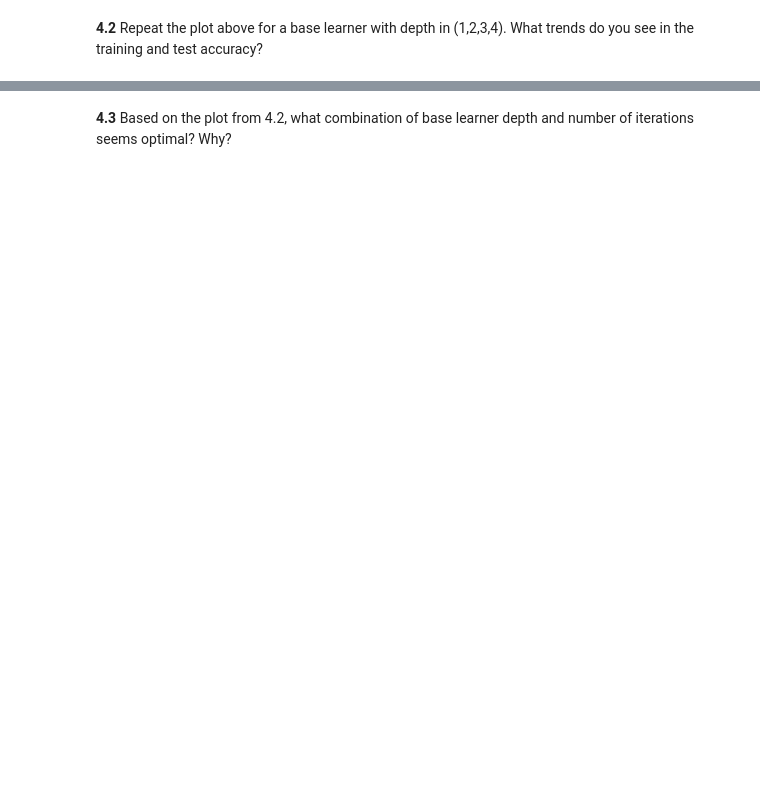
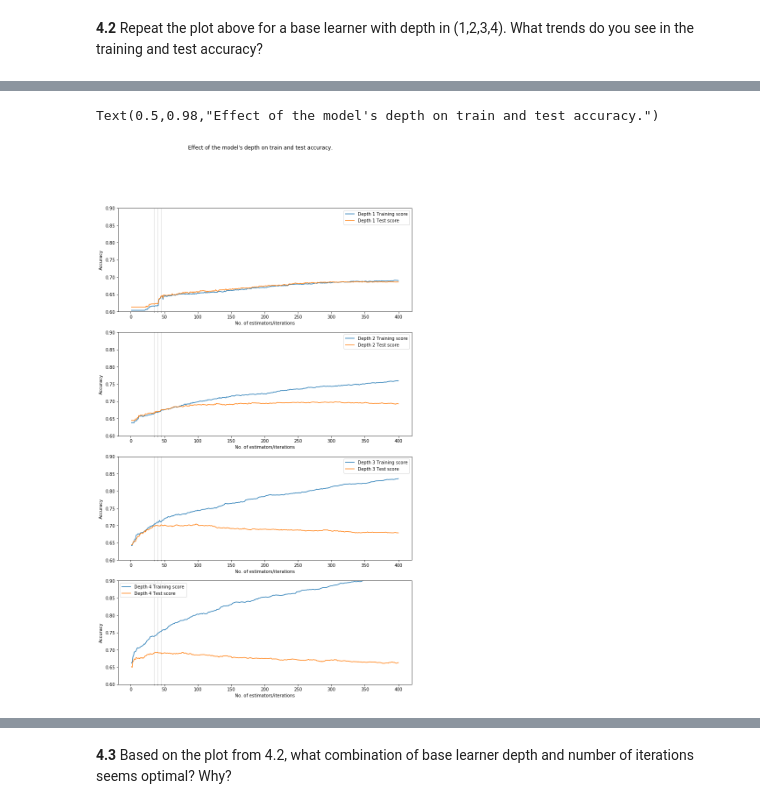
Before and after one commit to karanbhandarkar/CSCIS-109a-IntroductionToDataScience, a Jupyter notebook: Week 6/HW6/HW6.ipynb, the cells around one changed output, grey strips where cells are left out. Drawn from its saved outputs; the diff is of its cells as text; code cells hidden in the pictures; blank space fills up the shorter version.

```diff
--- a/Week 6/HW6/HW6.ipynb
+++ b/Week 6/HW6/HW6.ipynb
@@ -322,0 +342,29 @@ Your answer here
+# %%
+# your code here
+fig, ax = plt.subplots(4,1, figsize=(12,20))
+
+for iter_depth in [1,2,3,4]:
+    ada_boost_classifier = AdaBoostClassifier(
+        DecisionTreeClassifier(max_depth=iter_depth),
+        n_estimators=400,
+        learning_rate=0.05)
+    ada_boost_classifier.fit(X_train, y_train)
+    staged_scores = ada_boost_classifier.staged_score(X_test, y_test)
+    estimators_num=len(ada_boost_classifier.estimators_)
+    X=range(1,estimators_num+1)
+    ax[iter_depth-1].plot(list(X),list(ada_boost_classifier.staged_score(X_train, y_train)),
+                          label="Depth {0} Training score".format(iter_depth))
+    ax[iter_depth-1].plot(list(X),list(ada_boost_classifier.staged_score(X_test, y_test)),
+                          label="Depth {0} Test score".format(iter_depth))
+    ax[iter_depth-1].legend()
+    ax[iter_depth-1].set_xlabel('No. of estimators/iterations')
+    ax[iter_depth-1].set_ylabel('Accuracy')
+    ax[iter_depth-1].set_ylim([0.6, 0.9])
+    ax[iter_depth-1].set_xticks([35, 40, 45], minor=True)
+    ax[iter_depth-1].grid(linestyle='-', linewidth=0.5, which='Minor')
+
+
+fig.suptitle('Effect of the model\'s depth on train and test accuracy.')
+# %% [output]
+Text(0.5,0.98,"Effect of the model's depth on train and test accuracy.")
+[figure, added]
```
Also changed, not shown: parts of 11 cells of this notebook.
